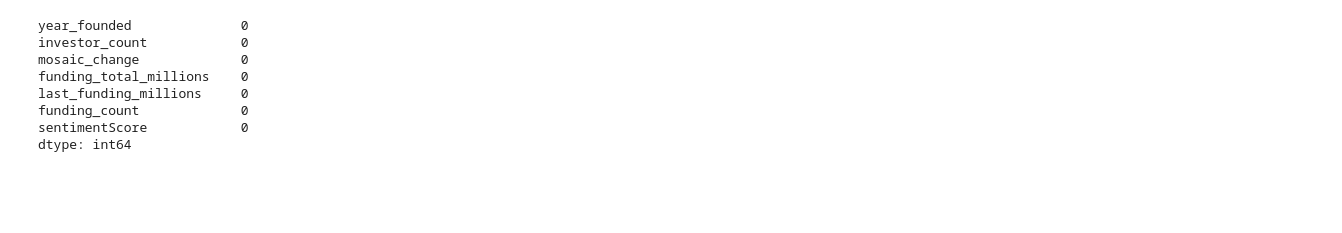
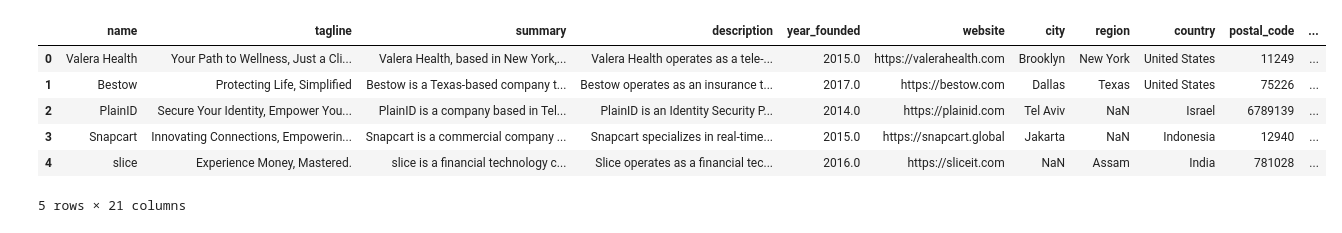
Before and after one commit to WiHi1131/Data-Mining-Project, a Jupyter notebook: Model Building/Will-K-Means.ipynb, the cells around one changed output. Cells and saved outputs as stored; diff of their text form; code cells hidden in the pictures; blank space fills up the shorter version.

```diff
--- a/Model Building/Will-K-Means.ipynb
+++ b/Model Building/Will-K-Means.ipynb
@@ -7,6 +6,16 @@ import matplotlib.pyplot as plt
 %matplotlib inline
 # %%
 df = pd.read_csv('../clean-datasets/primary.csv')
+# %%
+df.head()
+# %% [output]
+|  | name | tagline | summary | description | year_founded | website | city | region | country | postal_code | ... |
+| 0 | Valera Health | Your Path to Wellness, Just a Cli... | Valera Health, based in New York,... | Valera Health operates as a tele-... | 2015.0 | https://valerahealth.com | Brooklyn | New York | United States | 11249 | ... |
+| 1 | Bestow | Protecting Life, Simplified | Bestow is a Texas-based company t... | Bestow operates as an insurance t... | 2017.0 | https://bestow.com | Dallas | Texas | United States | 75226 | ... |
+| 2 | PlainID | Secure Your Identity, Empower You... | PlainID is a company based in Tel... | PlainID is an Identity Security P... | 2014.0 | https://plainid.com | Tel Aviv | NaN | Israel | 6789139 | ... |
+| 3 | Snapcart | Innovating Connections, Empowerin... | Snapcart is a commercial company ... | Snapcart specializes in real-time... | 2015.0 | https://snapcart.global | Jakarta | NaN | Indonesia | 12940 | ... |
+| 4 | slice | Experience Money, Mastered. | slice is a financial technology c... | Slice operates as a financial tec... | 2016.0 | https://sliceit.com | NaN | Assam | India | 781028 | ... |
+5 rows × 21 columns
 # %%
 import ast
 
@@ -31,15 +40,4 @@ numerical_cols = [
     'funding_count',
     'sentimentScore'
 ]
-# %%
-print(df[numerical_cols].isnull().sum())
-# %% [output]
-year_founded              0
-investor_count            0
-mosaic_change             0
-funding_total_millions    0
-last_funding_millions     0
-funding_count             0
-sentimentScore            0
-dtype: int64
 # %%
```
Also changed, not shown: parts of 17 cells of this notebook, 2 other files.
